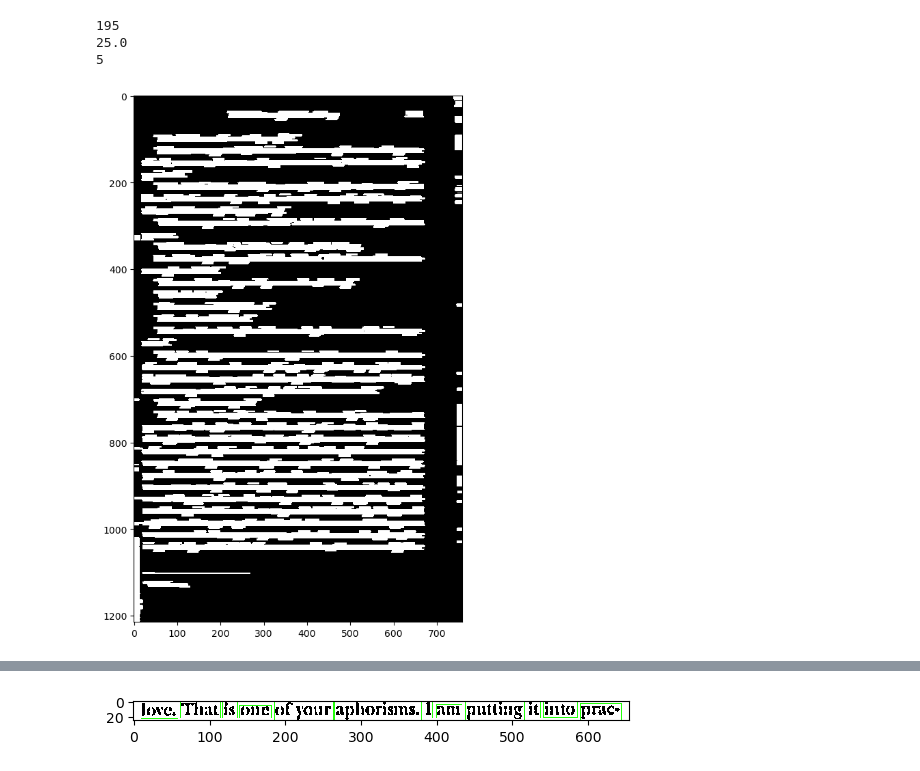
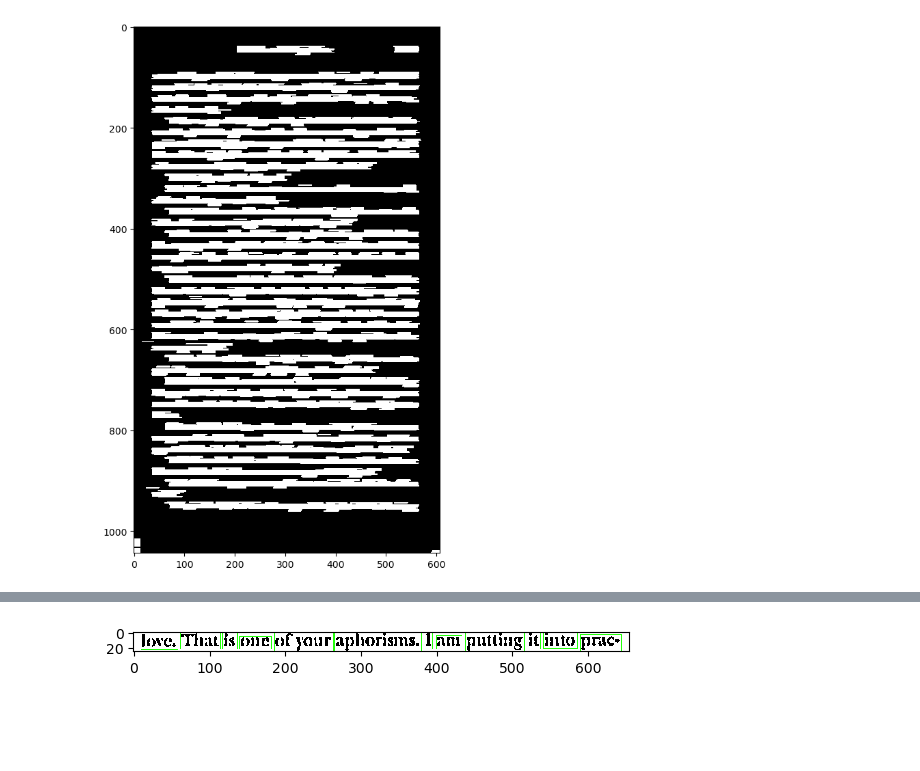
Before and after one commit to jeyeh/COS429-Final-Project, a Jupyter notebook: testing_stuff.ipynb, the cells around one changed output, grey strips where cells are left out. Saved outputs shown, nothing was run; the diff lists cells and outputs as text; code cells hidden in the pictures; blank space fills up the shorter version.

Commit message:
good line segmentation

```diff
--- a/testing_stuff.ipynb
+++ b/testing_stuff.ipynb
@@ -16,7 +16,7 @@ def plot_list(lst):
 # %%
 #imagepreview
 plt.figure(figsize=(20,10))
-img= cv2.imread('./testimg6.jpg', cv2.IMREAD_GRAYSCALE)
+img= cv2.imread('./testimg10.jpg', cv2.IMREAD_GRAYSCALE)
 plt.imshow(img, cmap='gray')
 plt.show()
 # %% [output]
@@ -119,18 +115,13 @@ def line_flatten(img):
     return img
 # %%
 # preview intermediate images
-lines, thresh, dilate, image_with_boxes = segment_lines(img, DILATION_KERNEL_SIZE=(7,1))
+lines, thresh, dilate, image_with_boxes, contours = segment_lines(img, AREA_THRESHOLD=600, THRESH_TUNE=3)
+assert len(lines) == len(contours)
 plt.figure(figsize=(20,10))
 plt.imshow(dilate, cmap='gray') # or thresh or dilate
 plt.show()
-result = line_flatten(thresh)
-# plt.imshow(result, cmap='gray')
-# plt.show()
 # %% [output]
-195
-25.0
-5
-[figure, old version]
+[figure, new version]
 # %%
 plt.figure(figsize=(20,10))
 plt.imshow(image_with_boxes)
```
Also changed, not shown: parts of 6 cells of this notebook, 2 other files.
